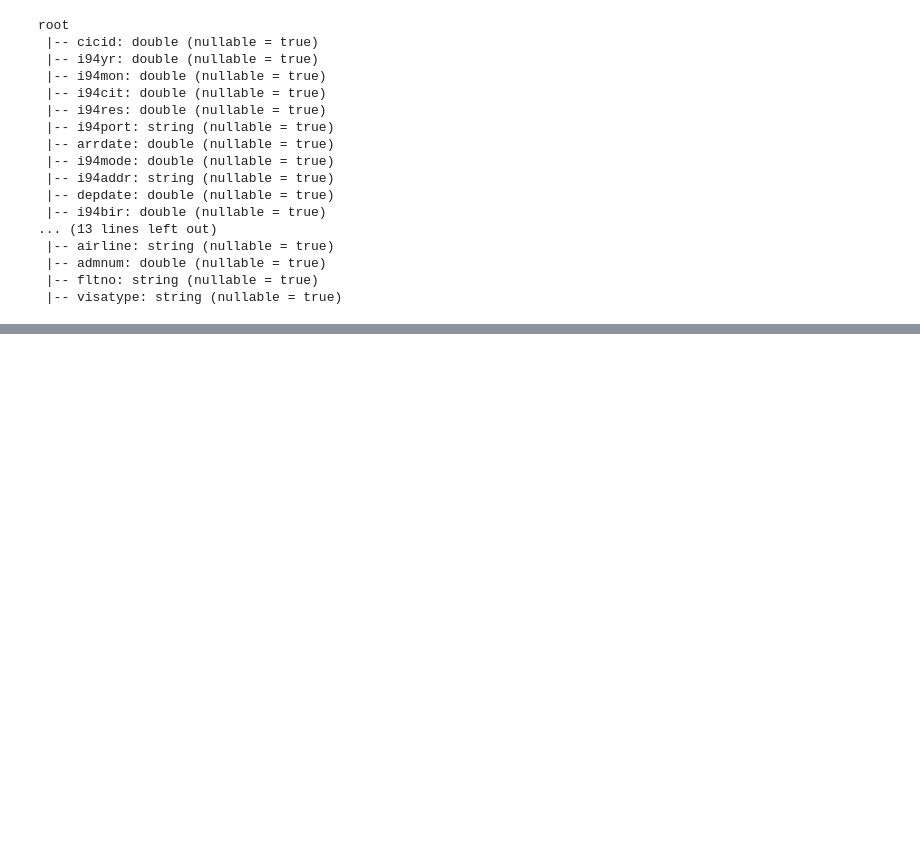
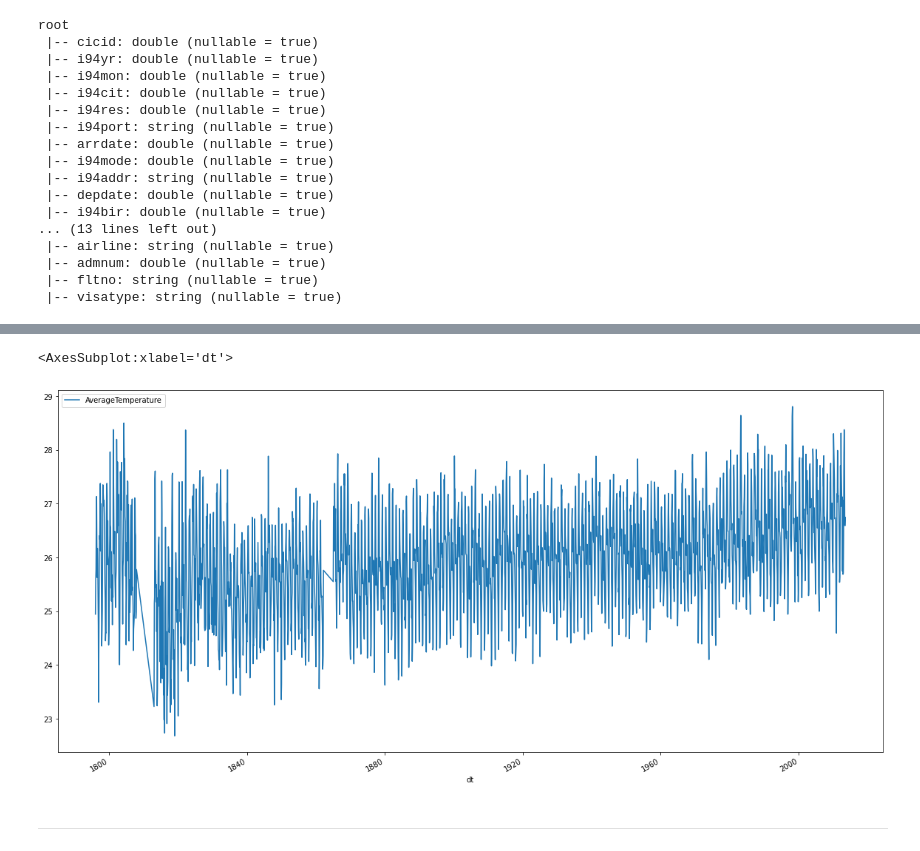
Before and after one commit to stefanjaro/data-engineering-nanodegree-capstone-project, a Jupyter notebook: data-exploration.ipynb, the cells around one changed output, grey strips where cells are left out. Drawn from its saved outputs; the diff is of its cells as text; code cells hidden in the pictures; blank space fills up the shorter version.

Commit message:
completed initial data exploration

```diff
--- a/data-exploration.ipynb
+++ b/data-exploration.ipynb
@@ -13,6 +13,4 @@ from pyspark.sql import functions as F
 spark = SparkSession\
     .builder\
     .appName("data-exploration")\
-    .config("spark.jars.repositories", "https://repos.spark-packages.org/")\
-    .config("spark.jars.packages", "saurfang:spark-sas7bdat:2.0.0-s_2.11")\
     .getOrCreate()
@@ -262,0 +401,3 @@ imm_pq.limit(10).toPandas()
+# %%
+# read everything in
+temp = spark.read.csv("./data/GlobalLandTemperaturesByCity.csv", header=True)
@@ -262,0 +460,24 @@ imm_pq.limit(10).toPandas()
+# %%
+# out of curiosity, get the records for colombo, sri lanka and visualize them
+# remove null values
+sl_temp = temp.where(
+    (temp["City"] == "Colombo") &
+    (temp["Country"] == "Sri Lanka") &
+    (temp["AverageTemperature"].isNotNull())
+).toPandas()
+
+sl_temp["dt"] = pd.to_datetime(sl_temp["dt"]) # convert to datetime
+sl_temp["AverageTemperature"] = sl_temp["AverageTemperature"].astype(float) # convert avg temp to float
+
+# visual
+sl_temp.plot(
+    x="dt",
+    y="AverageTemperature",
+    kind="line",
+    figsize=(20,10)
+)
+# %% [output]
+<AxesSubplot:xlabel='dt'>
+[figure, added]
+# %% [markdown]
+---
```
Also changed, not shown: parts of 18 cells of this notebook.
